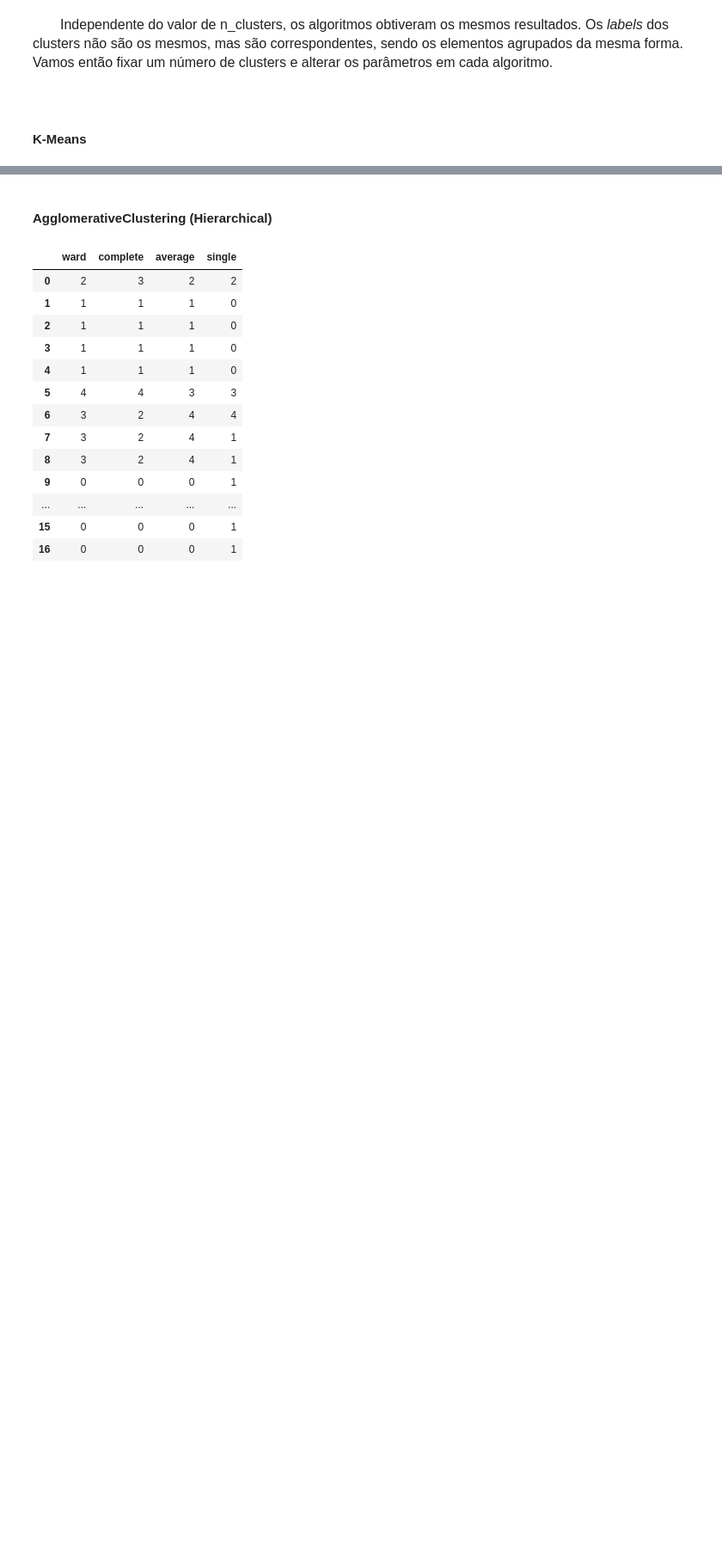
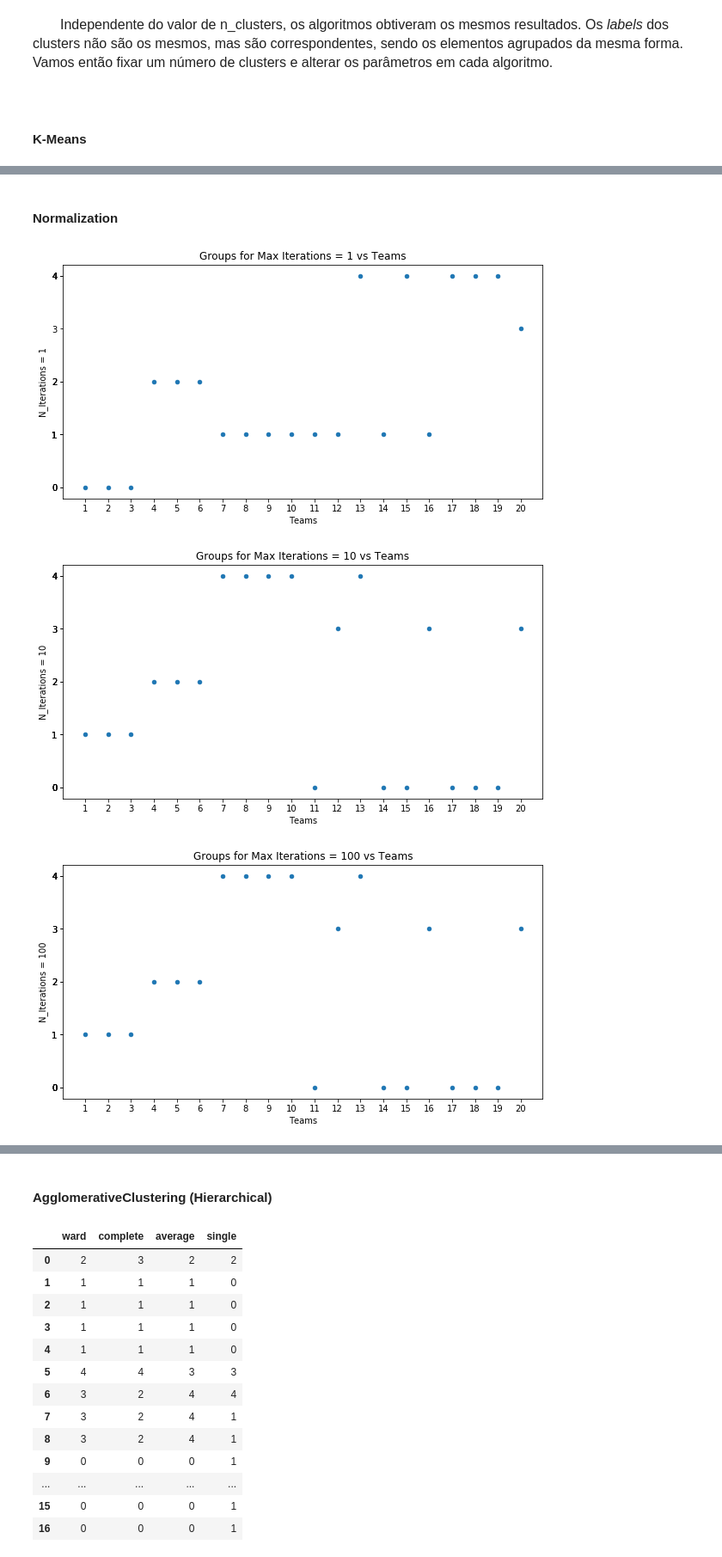
Before and after one commit to MatheusGSantos/AI, a Jupyter notebook: Projeto 1/Prova 2.ipynb, the cells around one changed output, grey strips where cells are left out. Shown: that part at 86% size. Saved outputs shown, nothing was run; the diff lists cells and outputs as text; code cells hidden in the pictures; blank space fills up the shorter version.

```diff
--- a/Projeto 1/Prova 2.ipynb
+++ b/Projeto 1/Prova 2.ipynb
@@ -657,0 +662,37 @@ results
+# %% [markdown]
+#### Normalization
+# %%
+normalized_premier_dataframe = normalize_df(premier_dataframe)
+# %%
+x = normalized_premier_dataframe.to_numpy()
+
+labels_k_norm = { 1: np.zeros((20,1)), 10: np.zeros((20,1)), 100: np.zeros((20,1)) }
+for each_case in [1,10,100]:
+    km = cluster.KMeans(n_clusters=5, random_state=0, max_iter=each_case).fit(x)
+    labels_k_norm[each_case] = km.labels_.reshape(-1,1)
+# %%
+results_norm = np.append(labels_k_norm[1], np.append(labels_k_norm[10], labels_k_norm[100], axis=1), axis=1)
+results_norm = pd.DataFrame(results_norm, columns=labels_k_norm.keys())
+# %%
+norm_df = np.array([x for x in range(1,21)]).reshape(-20,1)
+norm_df = np.append(results_norm.to_numpy(), norm_df, axis=1)
+norm_df = pd.DataFrame(norm_df, columns=['N_Iterations = 1', 'N_Iterations = 10', 'N_Iterations = 100', 'Teams'])
+
+# Max_iterations = 1
+norm_df.plot.scatter(x='Teams',y='N_Iterations = 1',figsize=(10,5), title='Groups for Max Iterations = 1 vs Teams')
+rand_var = plt.xticks(norm_df['Teams'])
+rand_var = plt.yticks(norm_df['N_Iterations = 1'])
+
+# Max_iterations = 10
+norm_df.plot.scatter(x='Teams',y='N_Iterations = 10',figsize=(10,5), title='Groups for Max Iterations = 10 vs Teams')
+rand_var = plt.xticks(norm_df['Teams'])
+rand_var = plt.yticks(norm_df['N_Iterations = 10'])
+
+# Max_iterations = 100
+norm_df.plot.scatter(x='Teams',y='N_Iterations = 100',figsize=(10,5), title='Groups for Max Iterations = 100 vs Teams')
+rand_var = plt.xticks(norm_df['Teams'])
+rand_var = plt.yticks(norm_df['N_Iterations = 100'])
+# %% [output]
+[figure, added]
+[figure, added]
+[figure, added]
```
Also changed, not shown: parts of 8 cells of this notebook.
